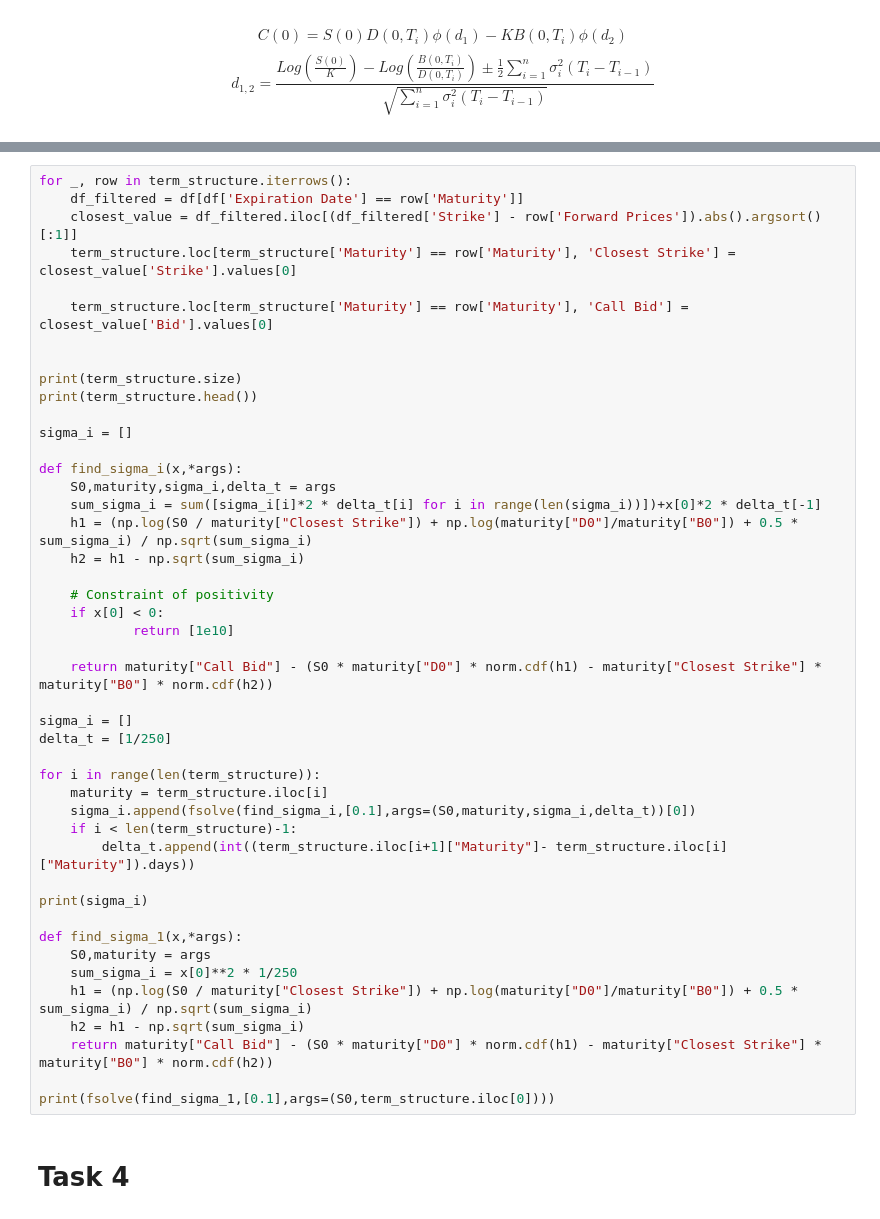
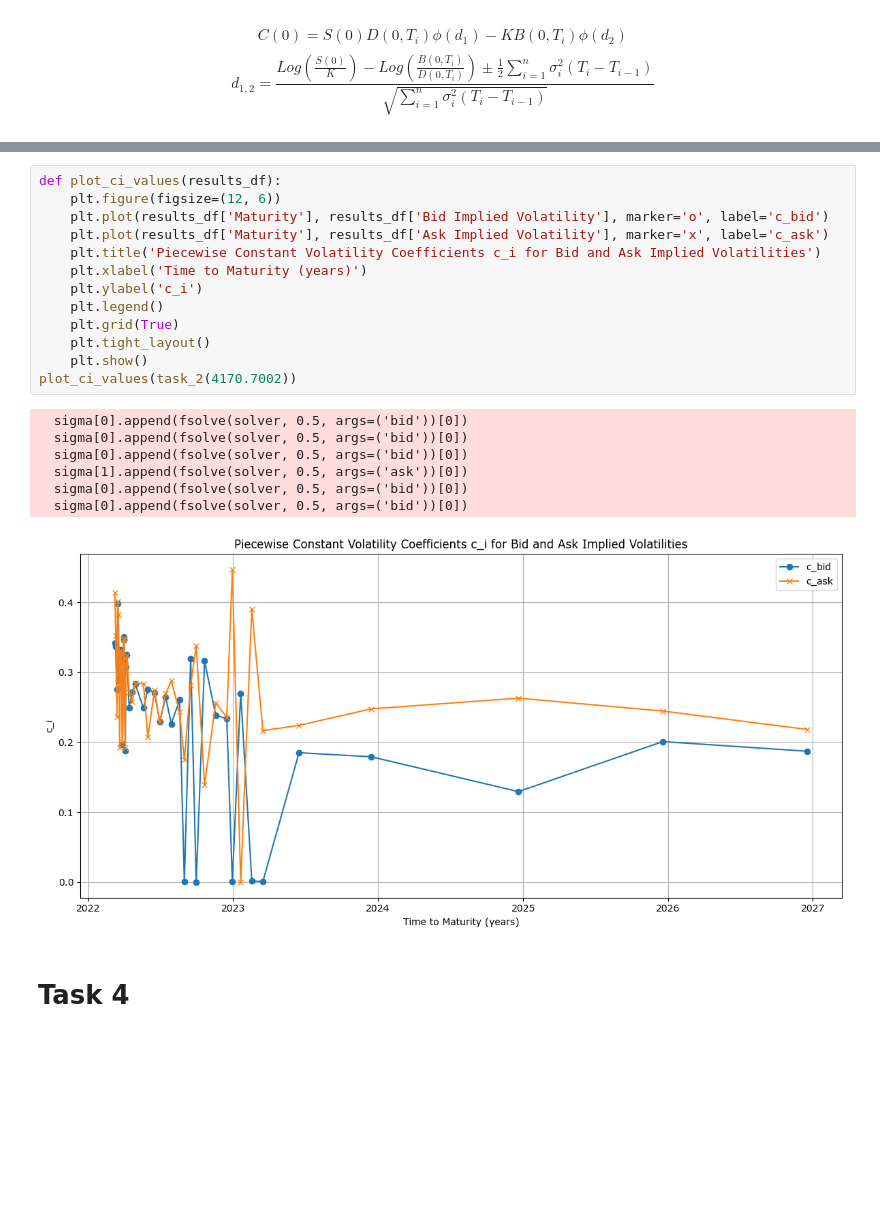
Before and after one commit to Thaigithub/UTS_FDSP_Assignment_Group, a Jupyter notebook: main.ipynb, the cells around one changed output, grey strips where cells are left out. Drawn from its saved outputs; the diff is of its cells as text; blank space fills up the shorter version.

Commit message:
[Task 2] Update chosing wider range

```diff
--- a/main.ipynb
+++ b/main.ipynb
@@ -153,47 +158,23 @@ task_2(4170.7002)
-# %%
-for _, row in term_structure.iterrows():
-    df_filtered = df[df['Expiration Date'] == row['Maturity']]
-    closest_value = df_filtered.iloc[(df_filtered['Strike'] - row['Forward Prices']).abs().argsort()[:1]]
-    term_structure.loc[term_structure['Maturity'] == row['Maturity'], 'Closest Strike'] = closest_value['Strike'].values[0]
-
-    term_structure.loc[term_structure['Maturity'] == row['Maturity'], 'Call Bid'] = closest_value['Bid'].values[0]
-
-
-print(term_structure.size)
-print(term_structure.head())
-
-sigma_i = []
-
-def find_sigma_i(x,*args):
-    S0,maturity,sigma_i,delta_t = args
-    sum_sigma_i = sum([sigma_i[i]*2 * delta_t[i] for i in range(len(sigma_i))])+x[0]*2 * delta_t[-1]
-    h1 = (np.log(S0 / maturity["Closest Strike"]) + np.log(maturity["D0"]/maturity["B0"]) + 0.5 * sum_sigma_i) / np.sqrt(sum_sigma_i)
-    h2 = h1 - np.sqrt(sum_sigma_i)
-
-    # Constraint of positivity
-    if x[0] < 0:
-            return [1e10]
-
-    return maturity["Call Bid"] - (S0 * maturity["D0"] * norm.cdf(h1) - maturity["Closest Strike"] * maturity["B0"] * norm.cdf(h2))
-
-sigma_i = []
-delta_t = [1/250]
-
-for i in range(len(term_structure)):
-    maturity = term_structure.iloc[i]
-    sigma_i.append(fsolve(find_sigma_i,[0.1],args=(S0,maturity,sigma_i,delta_t))[0])
-    if i < len(term_structure)-1:
-        delta_t.append(int((term_structure.iloc[i+1]["Maturity"]- term_structure.iloc[i]["Maturity"]).days))
-
-print(sigma_i)
-
-def find_sigma_1(x,*args):
-    S0,maturity = args
-    sum_sigma_i = x[0]**2 * 1/250
-    h1 = (np.log(S0 / maturity["Closest Strike"]) + np.log(maturity["D0"]/maturity["B0"]) + 0.5 * sum_sigma_i) / np.sqrt(sum_sigma_i)
-    h2 = h1 - np.sqrt(sum_sigma_i)
-    return maturity["Call Bid"] - (S0 * maturity["D0"] * norm.cdf(h1) - maturity["Closest Strike"] * maturity["B0"] * norm.cdf(h2))
-
-print(fsolve(find_sigma_1,[0.1],args=(S0,term_structure.iloc[0])))
+# %%
+def plot_ci_values(results_df):
+    plt.figure(figsize=(12, 6))
+    plt.plot(results_df['Maturity'], results_df['Bid Implied Volatility'], marker='o', label='c_bid')
+    plt.plot(results_df['Maturity'], results_df['Ask Implied Volatility'], marker='x', label='c_ask')
+    plt.title('Piecewise Constant Volatility Coefficients c_i for Bid and Ask Implied Volatilities')
+    plt.xlabel('Time to Maturity (years)')
+    plt.ylabel('c_i')
+    plt.legend()
+    plt.grid(True)
+    plt.tight_layout()
+    plt.show()
+plot_ci_values(task_2(4170.7002))
+# %% [output]
+  sigma[0].append(fsolve(solver, 0.5, args=('bid'))[0])
+  sigma[0].append(fsolve(solver, 0.5, args=('bid'))[0])
+  sigma[0].append(fsolve(solver, 0.5, args=('bid'))[0])
+  sigma[1].append(fsolve(solver, 0.5, args=('ask'))[0])
+  sigma[0].append(fsolve(solver, 0.5, args=('bid'))[0])
+  sigma[0].append(fsolve(solver, 0.5, args=('bid'))[0])
+[figure, added]
 # %% [markdown]
 # Task 4
```
Also changed, not shown: parts of 2 cells of this notebook.
